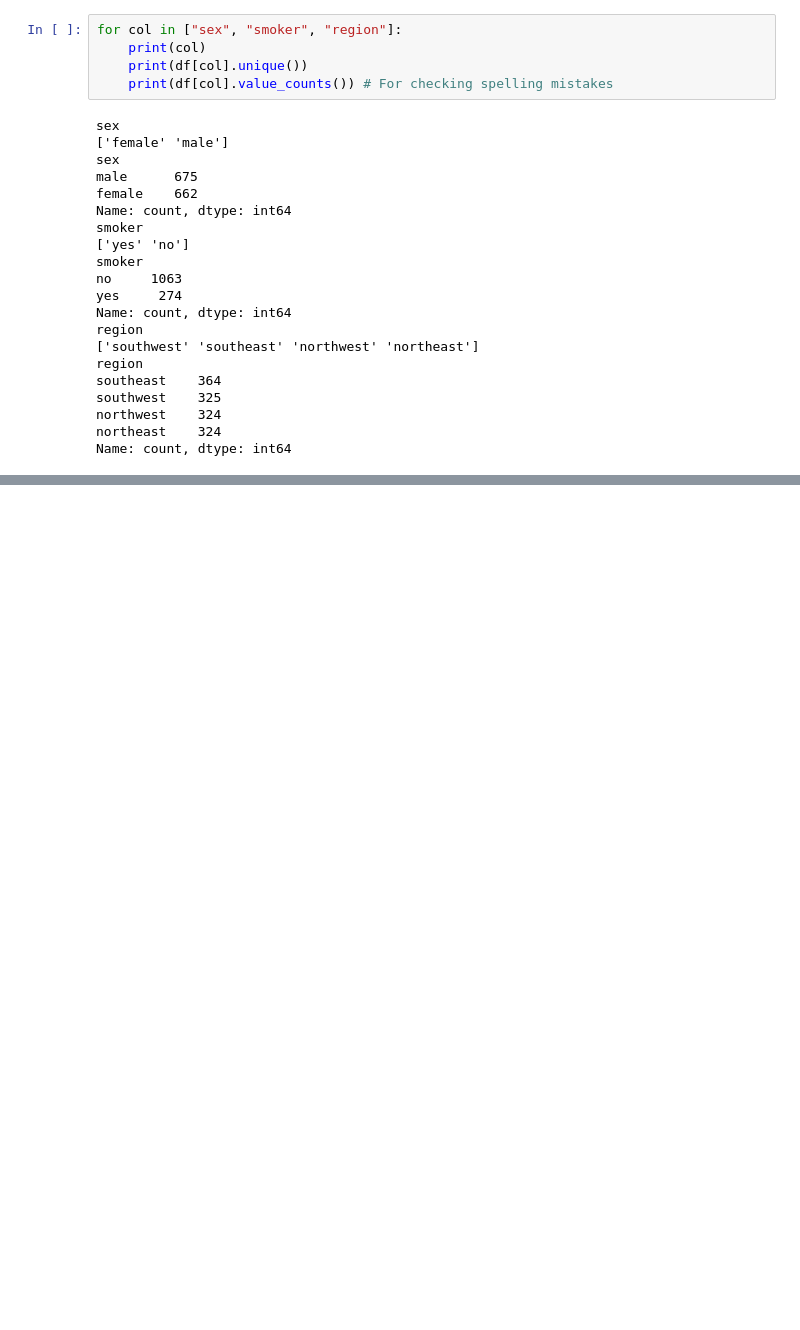
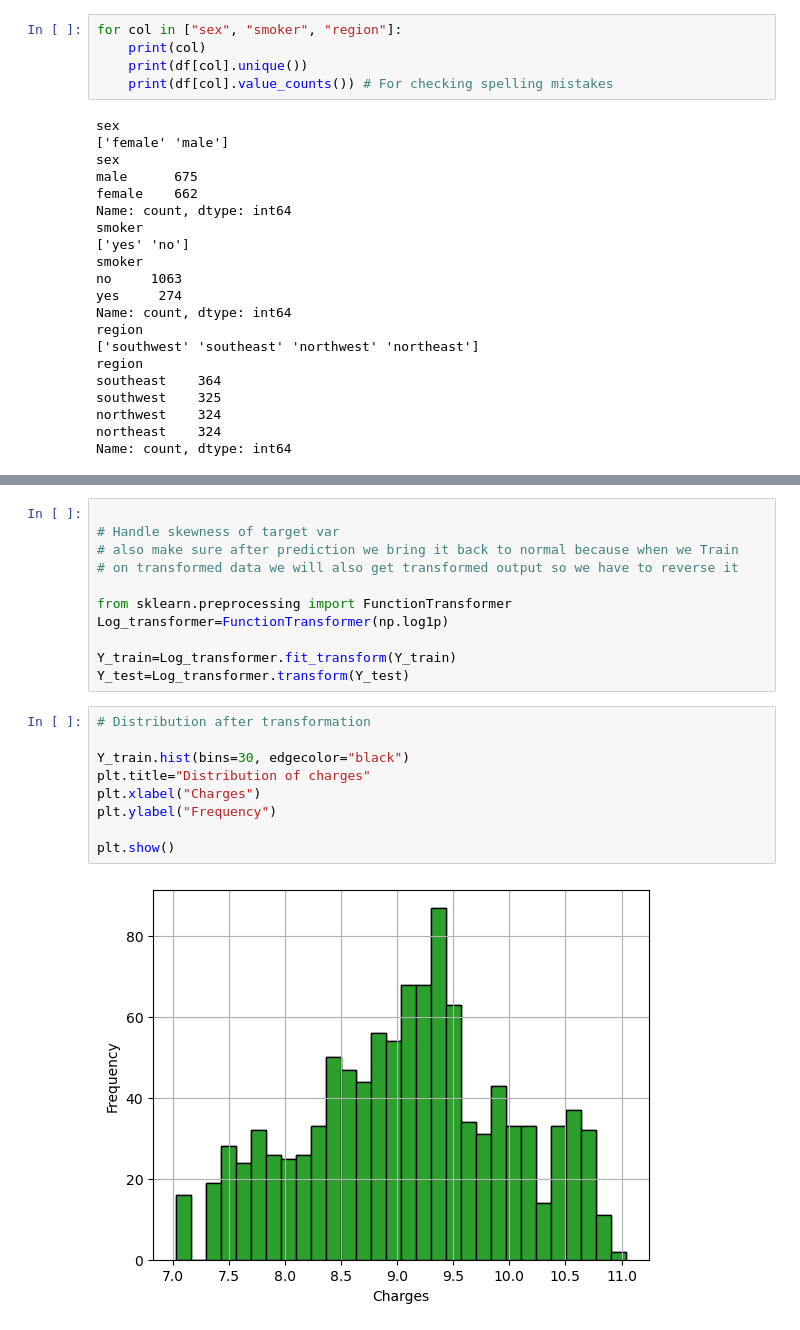
Before and after one commit to Sagarsuman07/ML-Models, a Jupyter notebook: Medical cost personal dataset/Untitled.ipynb, the cells around one changed output, grey strips where cells are left out. Saved outputs shown, nothing was run; the diff lists cells and outputs as text; blank space fills up the shorter version.

```diff
--- a/Medical cost personal dataset/Untitled.ipynb
+++ b/Medical cost personal dataset/Untitled.ipynb
@@ -121,0 +216,22 @@ plt.show()
+# %%
+
+# Handle skewness of target var
+# also make sure after prediction we bring it back to normal because when we Train
+# on transformed data we will also get transformed output so we have to reverse it
+
+from sklearn.preprocessing import FunctionTransformer
+Log_transformer=FunctionTransformer(np.log1p)
+
+Y_train=Log_transformer.fit_transform(Y_train)
+Y_test=Log_transformer.transform(Y_test)
+# %%
+# Distribution after transformation
+
+Y_train.hist(bins=30, edgecolor="black")
+plt.title="Distribution of charges"
+plt.xlabel("Charges")
+plt.ylabel("Frequency")
+
+plt.show()
+# %% [output]
+[figure, added]
```
Also changed, not shown: parts of 11 cells of this notebook.
